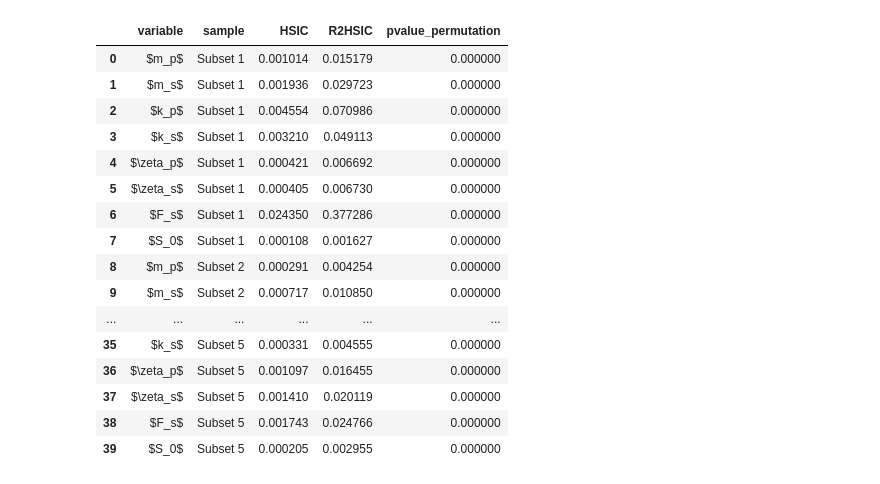
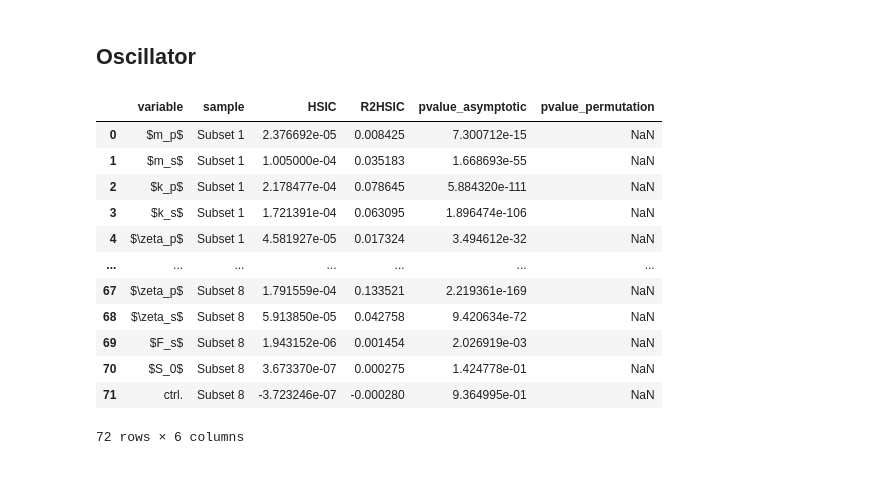
Before and after one commit to efekhari27/bancs, a Jupyter notebook: benchmark/rosa_figures.ipynb, the cells around one changed output. Saved outputs shown, nothing was run; the diff lists cells and outputs as text; code cells hidden in the pictures.

```diff
--- a/benchmark/rosa_figures.ipynb
+++ b/benchmark/rosa_figures.ipynb
@@ -12,26 +12,9 @@ rc('axes', labelsize=16)# Set the axes labels font size
 rc('xtick', labelsize=16)# Set the font size for x tick labels
 rc('ytick', labelsize=16)# Set the font size for y tick labels
 rc('legend', fontsize=16)# Set the legend font size
+# %% [markdown]
+## Oscillator
 # %%
 df_tsa_plot = pd.read_csv("rosa_results/oscillator_tsa.csv")
 df_csa_plot = pd.read_csv("rosa_results/oscillator_csa.csv")
-df_csa_plot
-# %% [output]
-|  | variable | sample | HSIC | R2HSIC | pvalue_permutation |
-| 0 | $m_p$ | Subset 1 | 0.001014 | 0.015179 | 0.000000 |
-| 1 | $m_s$ | Subset 1 | 0.001936 | 0.029723 | 0.000000 |
-| 2 | $k_p$ | Subset 1 | 0.004554 | 0.070986 | 0.000000 |
-| 3 | $k_s$ | Subset 1 | 0.003210 | 0.049113 | 0.000000 |
-| 4 | $\zeta_p$ | Subset 1 | 0.000421 | 0.006692 | 0.000000 |
-| 5 | $\zeta_s$ | Subset 1 | 0.000405 | 0.006730 | 0.000000 |
-| 6 | $F_s$ | Subset 1 | 0.024350 | 0.377286 | 0.000000 |
-| 7 | $S_0$ | Subset 1 | 0.000108 | 0.001627 | 0.000000 |
-| 8 | $m_p$ | Subset 2 | 0.000291 | 0.004254 | 0.000000 |
-| 9 | $m_s$ | Subset 2 | 0.000717 | 0.010850 | 0.000000 |
-| ... | ... | ... | ... | ... | ... |
-| 35 | $k_s$ | Subset 5 | 0.000331 | 0.004555 | 0.000000 |
-| 36 | $\zeta_p$ | Subset 5 | 0.001097 | 0.016455 | 0.000000 |
-| 37 | $\zeta_s$ | Subset 5 | 0.001410 | 0.020119 | 0.000000 |
-| 38 | $F_s$ | Subset 5 | 0.001743 | 0.024766 | 0.000000 |
-| 39 | $S_0$ | Subset 5 | 0.000205 | 0.002955 | 0.000000 |
 # %%
@@ -51,6 +39,22 @@ def draw_indices(df, column, ylabel, savefile=None):
     if savefile is not None:
         plt.savefig(savefile, dpi=300, bbox_inches='tight')
     return fig
+# %%
+df_tsa_plot
+# %% [output]
+|  | variable | sample | HSIC | R2HSIC | pvalue_asymptotic | pvalue_permutation |
+| 0 | $m_p$ | Subset 1 | 2.376692e-05 | 0.008425 | 7.300712e-15 | NaN |
+| 1 | $m_s$ | Subset 1 | 1.005000e-04 | 0.035183 | 1.668693e-55 | NaN |
+| 2 | $k_p$ | Subset 1 | 2.178477e-04 | 0.078645 | 5.884320e-111 | NaN |
+| 3 | $k_s$ | Subset 1 | 1.721391e-04 | 0.063095 | 1.896474e-106 | NaN |
+| 4 | $\zeta_p$ | Subset 1 | 4.581927e-05 | 0.017324 | 3.494612e-32 | NaN |
+| ... | ... | ... | ... | ... | ... | ... |
+| 67 | $\zeta_p$ | Subset 8 | 1.791559e-04 | 0.133521 | 2.219361e-169 | NaN |
+| 68 | $\zeta_s$ | Subset 8 | 5.913850e-05 | 0.042758 | 9.420634e-72 | NaN |
+| 69 | $F_s$ | Subset 8 | 1.943152e-06 | 0.001454 | 2.026919e-03 | NaN |
+| 70 | $S_0$ | Subset 8 | 3.673370e-07 | 0.000275 | 1.424778e-01 | NaN |
+| 71 | ctrl. | Subset 8 | -3.723246e-07 | -0.000280 | 9.364995e-01 | NaN |
+72 rows × 6 columns
 # %%
 ## TSA figures ##
 # HSIC
```
Also changed, not shown: parts of 7 cells of this notebook, 35 other files.
